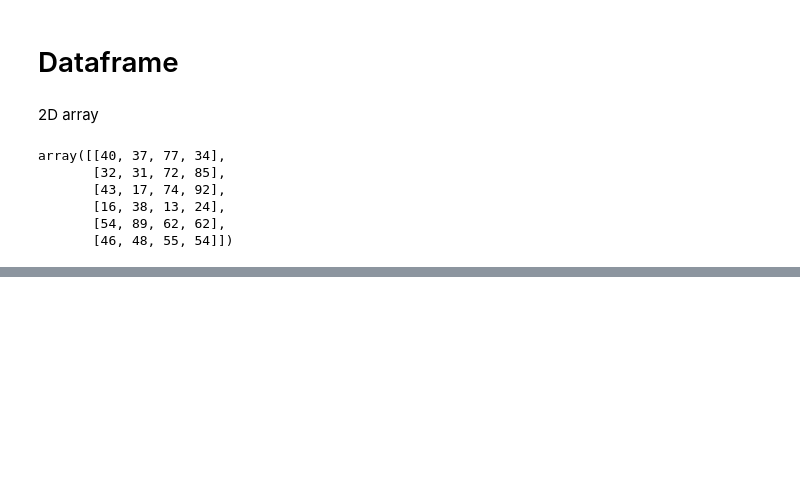
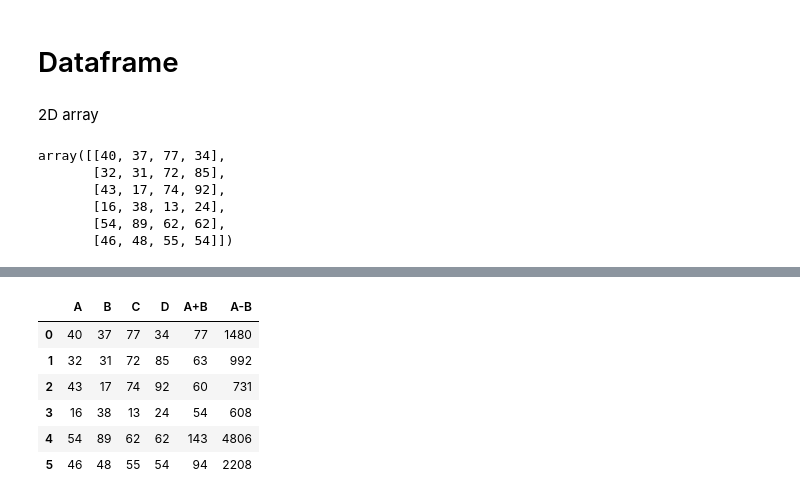
Before and after one commit to ApoorvaDogra/PythonQuickGuide, a Jupyter notebook: Python Quick Guide.ipynb, the cells around one changed output, grey strips where cells are left out. Cells and saved outputs as stored; diff of their text form; code cells hidden in the pictures; blank space fills up the shorter version.

```diff
--- a/Python Quick Guide.ipynb
+++ b/Python Quick Guide.ipynb
@@ -625,3 +625,6 @@ array([[40, 37, 77, 34],
        [16, 38, 13, 24],
        [54, 89, 62, 62],
        [46, 48, 55, 54]])
+# %%
+df=pd.DataFrame(data=arr)   # D & F capital
+df
@@ -627,0 +657,3 @@ array([[40, 37, 77, 34],
+# %%
+df.columns=['A','B','C','D']
+df
@@ -627,0 +727,3 @@ array([[40, 37, 77, 34],
+# %%
+#aad new column
+df['A+B']=df['A']+df['B']
@@ -627,0 +740,11 @@ array([[40, 37, 77, 34],
+# %%
+df['A-B']=df['A']*df['B']
+df
+# %% [output]
+|  | A | B | C | D | A+B | A-B |
+| 0 | 40 | 37 | 77 | 34 | 77 | 1480 |
+| 1 | 32 | 31 | 72 | 85 | 63 | 992 |
+| 2 | 43 | 17 | 74 | 92 | 60 | 731 |
+| 3 | 16 | 38 | 13 | 24 | 54 | 608 |
+| 4 | 54 | 89 | 62 | 62 | 143 | 4806 |
+| 5 | 46 | 48 | 55 | 54 | 94 | 2208 |
```
Also changed, not shown: parts of 20 cells of this notebook.
